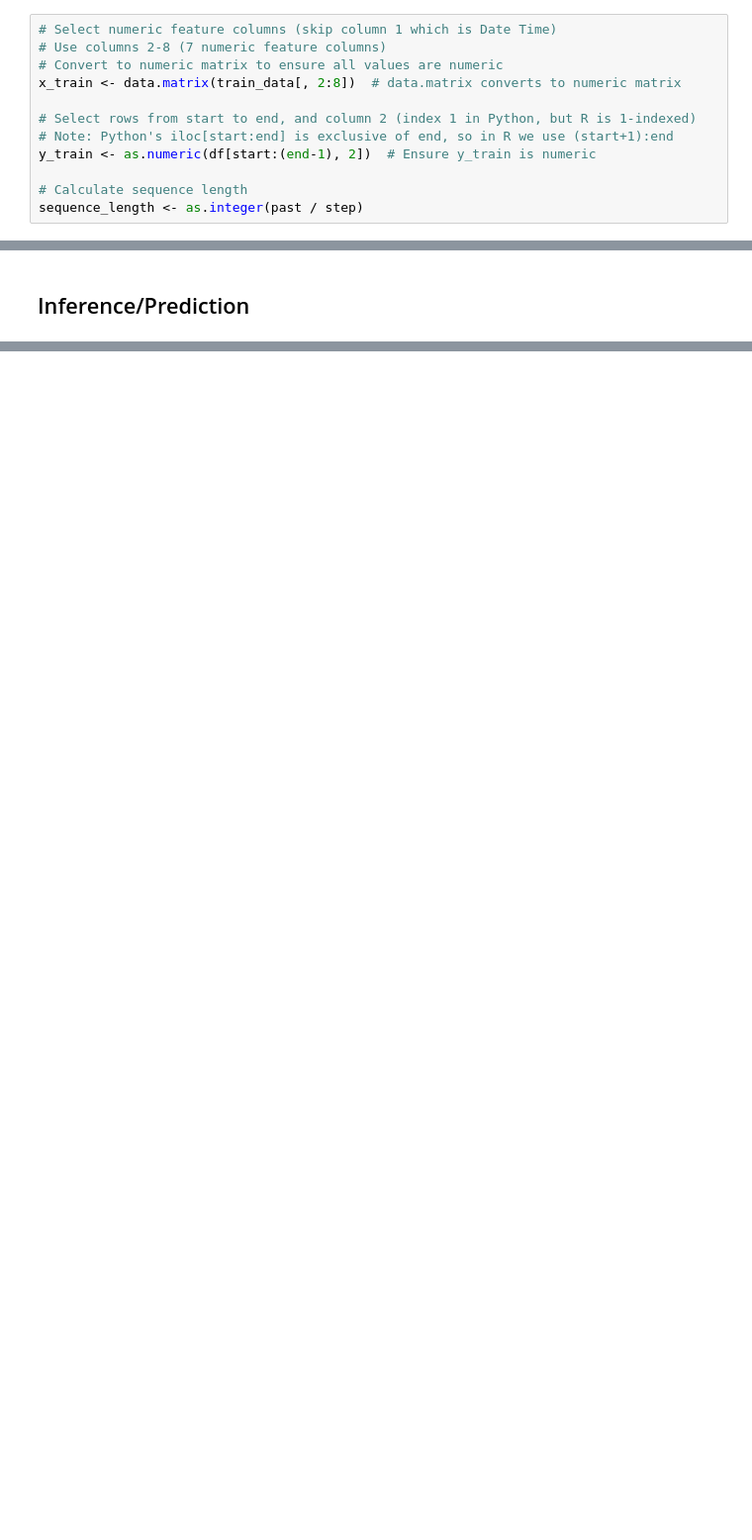
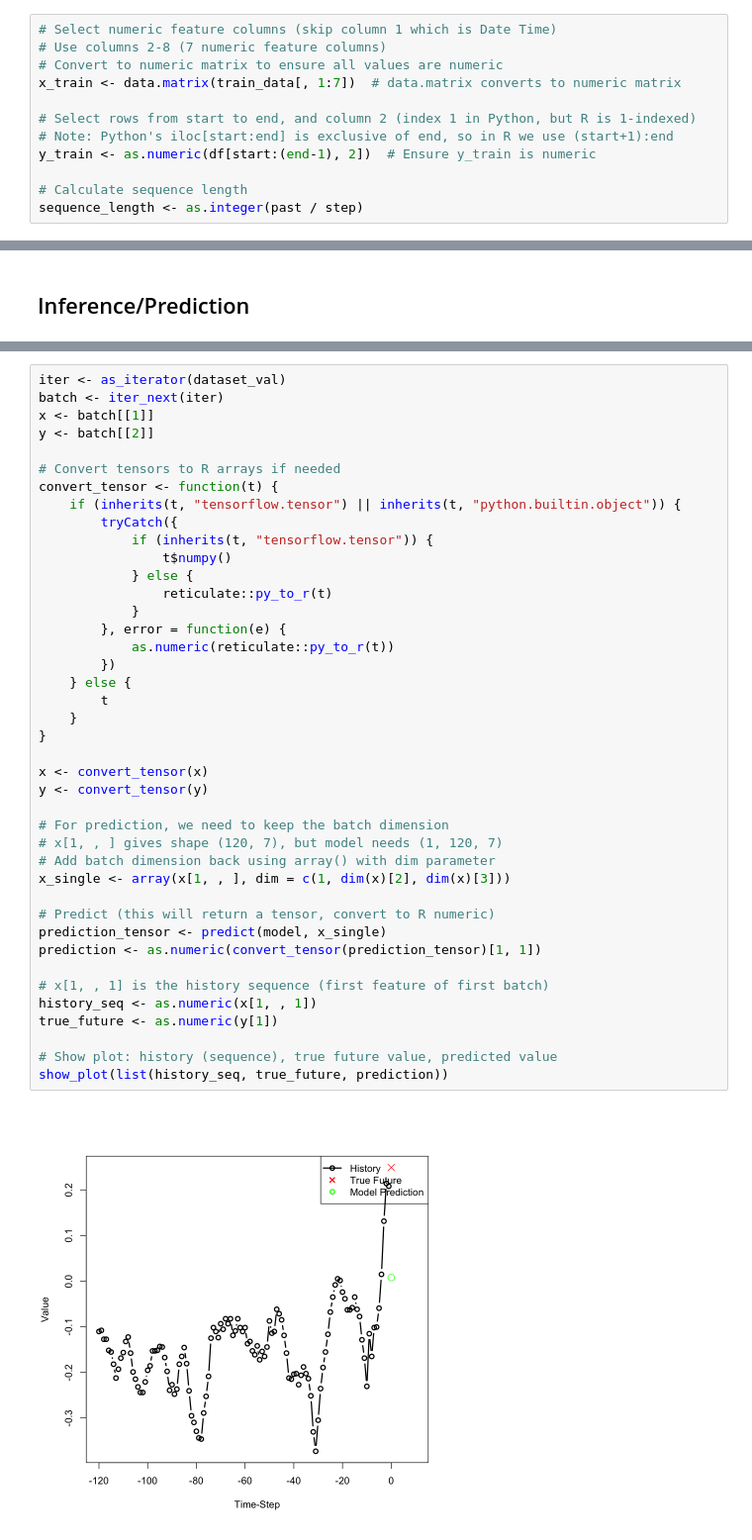
Before and after one commit to Raiden-Makoto/Self-Learning, a Jupyter notebook: RProjects/timeseries.ipynb, the cells around one changed output, grey strips where cells are left out. Shown: that part at 99% size. Drawn from its saved outputs; the diff is of its cells as text; blank space fills up the shorter version.

```diff
--- a/RProjects/timeseries.ipynb
+++ b/RProjects/timeseries.ipynb
@@ -45,7 +47,7 @@ val_data <- df[train_split:nrow(df), ]
 # Select numeric feature columns (skip column 1 which is Date Time)
 # Use columns 2-8 (7 numeric feature columns)
 # Convert to numeric matrix to ensure all values are numeric
-x_train <- data.matrix(train_data[, 2:8])  # data.matrix converts to numeric matrix
+x_train <- data.matrix(train_data[, 1:7])  # data.matrix converts to numeric matrix
 
 # Select rows from start to end, and column 2 (index 1 in Python, but R is 1-indexed)
 # Note: Python's iloc[start:end] is exclusive of end, so in R we use (start+1):end
@@ -169,0 +291,43 @@ visualize_history(history, "Training and Validation Loss")
+# %%
+iter <- as_iterator(dataset_val)
+batch <- iter_next(iter)
+x <- batch[[1]]
+y <- batch[[2]]
+
+# Convert tensors to R arrays if needed
+convert_tensor <- function(t) {
+    if (inherits(t, "tensorflow.tensor") || inherits(t, "python.builtin.object")) {
+        tryCatch({
+            if (inherits(t, "tensorflow.tensor")) {
+                t$numpy()
+            } else {
+                reticulate::py_to_r(t)
+            }
+        }, error = function(e) {
+            as.numeric(reticulate::py_to_r(t))
+        })
+    } else {
+        t
+    }
+}
+
+x <- convert_tensor(x)
+y <- convert_tensor(y)
+
+# For prediction, we need to keep the batch dimension
+# x[1, , ] gives shape (120, 7), but model needs (1, 120, 7)
+# Add batch dimension back using array() with dim parameter
+x_single <- array(x[1, , ], dim = c(1, dim(x)[2], dim(x)[3]))
+
+# Predict (this will return a tensor, convert to R numeric)
+prediction_tensor <- predict(model, x_single)
+prediction <- as.numeric(convert_tensor(prediction_tensor)[1, 1])
+
+# x[1, , 1] is the history sequence (first feature of first batch)
+history_seq <- as.numeric(x[1, , 1])
+true_future <- as.numeric(y[1])
+
+# Show plot: history (sequence), true future value, predicted value
+show_plot(list(history_seq, true_future, prediction))
+# %% [output]
+[figure, added]
```
Also changed, not shown: parts of 11 cells of this notebook, 2 other files.
